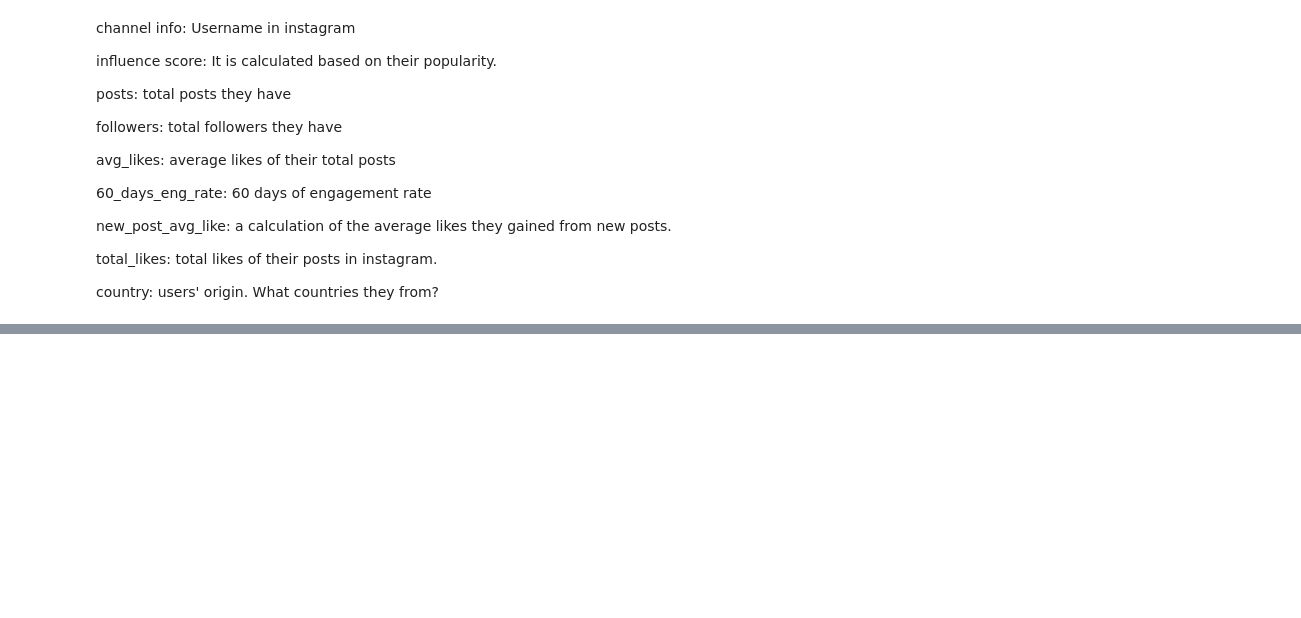
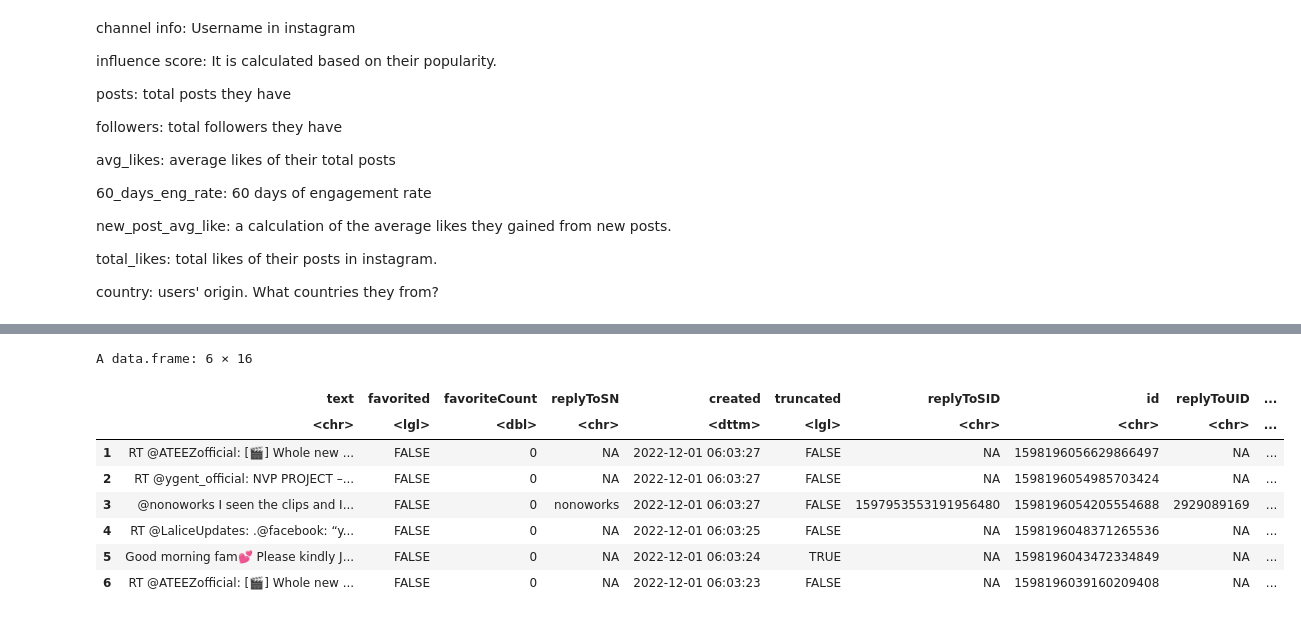
Before and after one commit to anly501/anly-501-project-YilinYang2000, a Jupyter notebook: 501-project-website/codes/Data_gathering1.ipynb, the cells around one changed output, grey strips where cells are left out. Saved outputs shown, nothing was run; the diff lists cells and outputs as text; code cells hidden in the pictures; blank space fills up the shorter version.

```diff
--- a/501-project-website/codes/Data_gathering1.ipynb
+++ b/501-project-website/codes/Data_gathering1.ipynb
@@ -38,0 +337,11 @@ FileNotFoundError: [Errno 2] No such file or directory: '../data/00-raw-data/top
+# %%
+library(twitteR)
+requestURL='https://api.twitter.com/oauth/request_token'
+accessURL='https://api.twitter.com/oauth/access_token'
+authURL='https://api.twitter.com/oauth/authorize'
+
+s_key  = 'instagram OR tik tok OR facebook OR youtube'
+n_tweets = 250
+
+twitteR:::setup_twitter_oauth(consumer_key, consumer_secret,access_token,access_token_secret)
+Search1<-twitteR::searchTwitter(s_key,n=n_tweets, since="2022-04-01",lang="en")
@@ -38,0 +361,13 @@ FileNotFoundError: [Errno 2] No such file or directory: '../data/00-raw-data/top
+# %%
+TweetsDF<- twListToDF(Search1)
+head(TweetsDF)
+# %% [output]
+A data.frame: 6 × 16
+|  | text | favorited | favoriteCount | replyToSN | created | truncated | replyToSID | id | replyToUID | ... |
+|  | <chr> | <lgl> | <dbl> | <chr> | <dttm> | <lgl> | <chr> | <chr> | <chr> | ... |
+| 1 | RT @ATEEZofficial: [🎬] Whole new ... | FALSE | 0 | NA | 2022-12-01 06:03:27 | FALSE | NA | 1598196056629866497 | NA | ... |
+| 2 | RT @ygent_official: NVP PROJECT –... | FALSE | 0 | NA | 2022-12-01 06:03:27 | FALSE | NA | 1598196054985703424 | NA | ... |
+| 3 | @nonoworks I seen the clips and I... | FALSE | 0 | nonoworks | 2022-12-01 06:03:27 | FALSE | 1597953553191956480 | 1598196054205554688 | 2929089169 | ... |
+| 4 | RT @LaliceUpdates: .@facebook: “y... | FALSE | 0 | NA | 2022-12-01 06:03:25 | FALSE | NA | 1598196048371265536 | NA | ... |
+| 5 | Good morning fam💕 Please kindly J... | FALSE | 0 | NA | 2022-12-01 06:03:24 | TRUE | NA | 1598196043472334849 | NA | ... |
+| 6 | RT @ATEEZofficial: [🎬] Whole new ... | FALSE | 0 | NA | 2022-12-01 06:03:23 | FALSE | NA | 1598196039160209408 | NA | ... |
```
Also changed, not shown: parts of 31 cells of this notebook, 14 other files.
